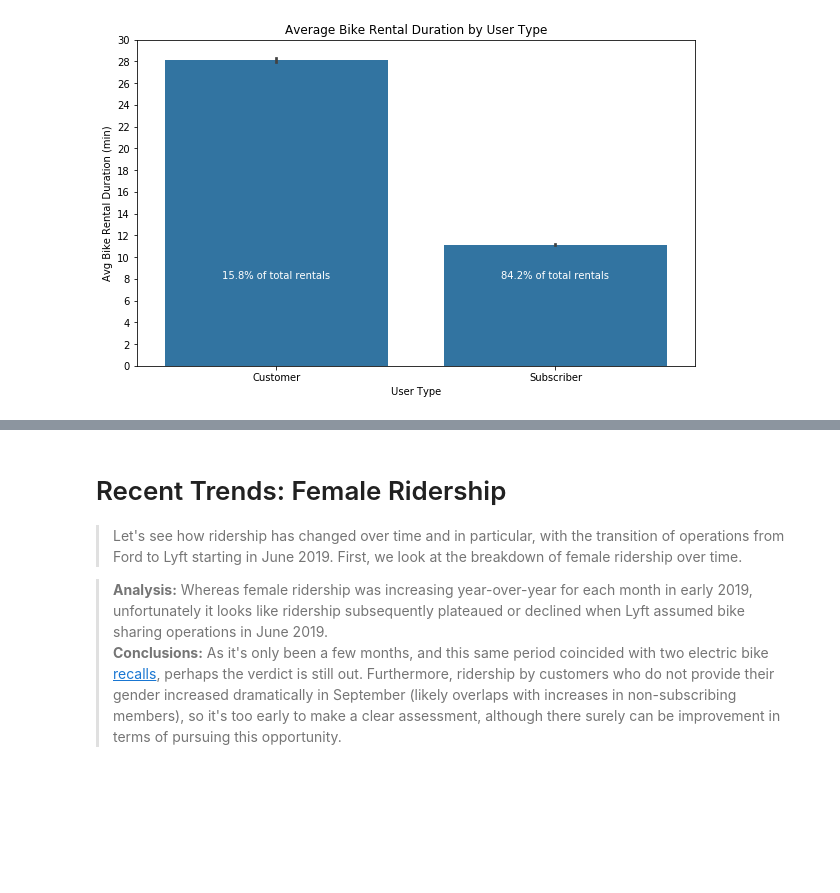
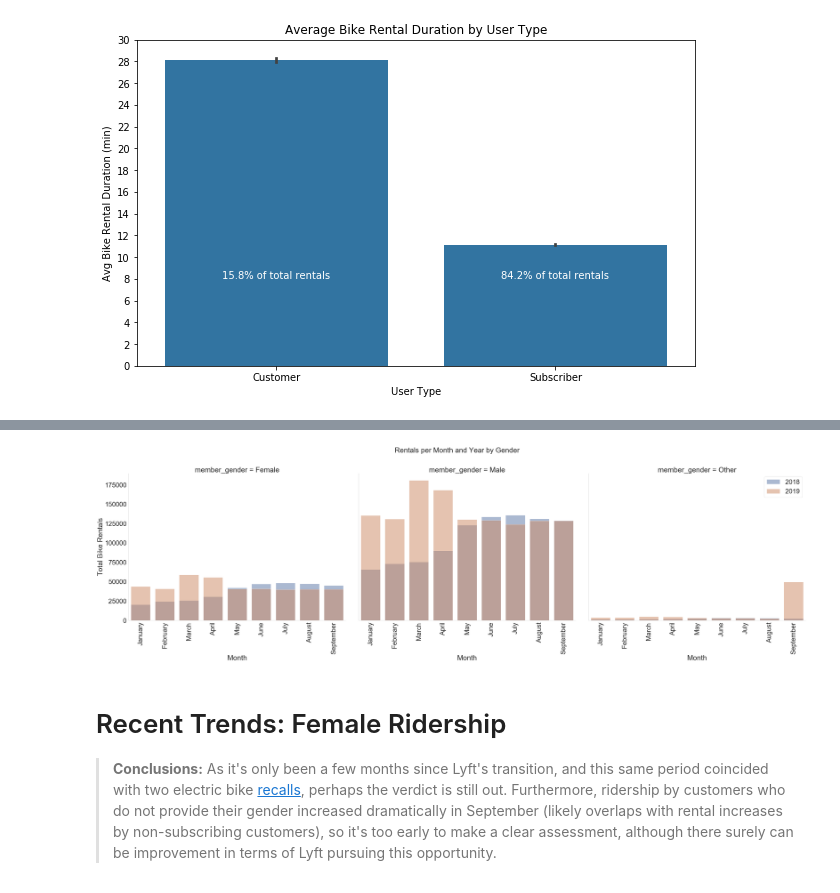
Before and after one commit to jerrycyip/Analysis_Lyft_Bay_Wheels_System_Data, a Jupyter notebook: Lyft_Bay_Wheels_Slide_Deck.ipynb, the cells around one changed output, grey strips where cells are left out. Cells and saved outputs as stored; diff of their text form; code cells hidden in the pictures; blank space fills up the shorter version.

```diff
--- a/Lyft_Bay_Wheels_Slide_Deck.ipynb
+++ b/Lyft_Bay_Wheels_Slide_Deck.ipynb
@@ -141,6 +149,18 @@ for loc, label in zip(locs, labels):
+# %%
+#First we'll look at Gender
+sns.set(font_scale=3)
+sns.set_style("whitegrid", {'axes.grid' : False})
+g = sns.FacetGrid(data = bike_clean, hue = 'ride_year', col='member_gender', col_wrap = 3, size = 14, aspect = 1.2)#height=12, aspect = 10/10)
+#sns.set(rc={'axes.facecolor':'white', 'figure.facecolor':'white'})
+g.map(sns.countplot, 'ride_month', alpha = .5)
+g.set_xticklabels(rotation=90)
+g.set_xlabels('Month')
+g.set_ylabels('Total Bike Rentals')
+plt.legend(loc='best')
+g.fig.subplots_adjust(top=.85)
+g.fig.suptitle('Rentals per Month and Year by Gender', size=36);
+# %% [output]
+[figure, added]
 # %% [markdown]
 # Recent Trends: Female Ridership
-> Let's see how ridership has changed over time and in particular, with the transition of operations from Ford to Lyft starting in June 2019.  First, we look at the breakdown of female ridership over time.
-
->**Analysis:** Whereas female ridership was increasing year-over-year for each month in early 2019, unfortunately it looks like ridership subsequently plateaued or declined when Lyft assumed bike sharing operations in June 2019.
->**Conclusions:**  As it's only been a few months, and this same period coincided with two electric bike [recalls](https://www.theverge.com/2019/7/31/20749396/lyft-electric-bikes-pulled-san-francisco-battery-fires-motivate-bay-wheels), perhaps the verdict is still out.  Furthermore, ridership by customers who do not provide their gender increased dramatically in September (likely overlaps with increases in non-subscribing members), so it's too early to make a clear assessment, although there surely can be improvement in terms of pursuing this opportunity.
+>**Conclusions:**  As it's only been a few months since Lyft's transition, and this same period coincided with two electric bike [recalls](https://www.theverge.com/2019/7/31/20749396/lyft-electric-bikes-pulled-san-francisco-battery-fires-motivate-bay-wheels), perhaps the verdict is still out.  Furthermore, ridership by customers who do not provide their gender increased dramatically in September (likely overlaps with rental increases by non-subscribing customers), so it's too early to make a clear assessment, although there surely can be improvement in terms of Lyft pursuing this opportunity.
```
Also changed, not shown: parts of 14 cells of this notebook.
